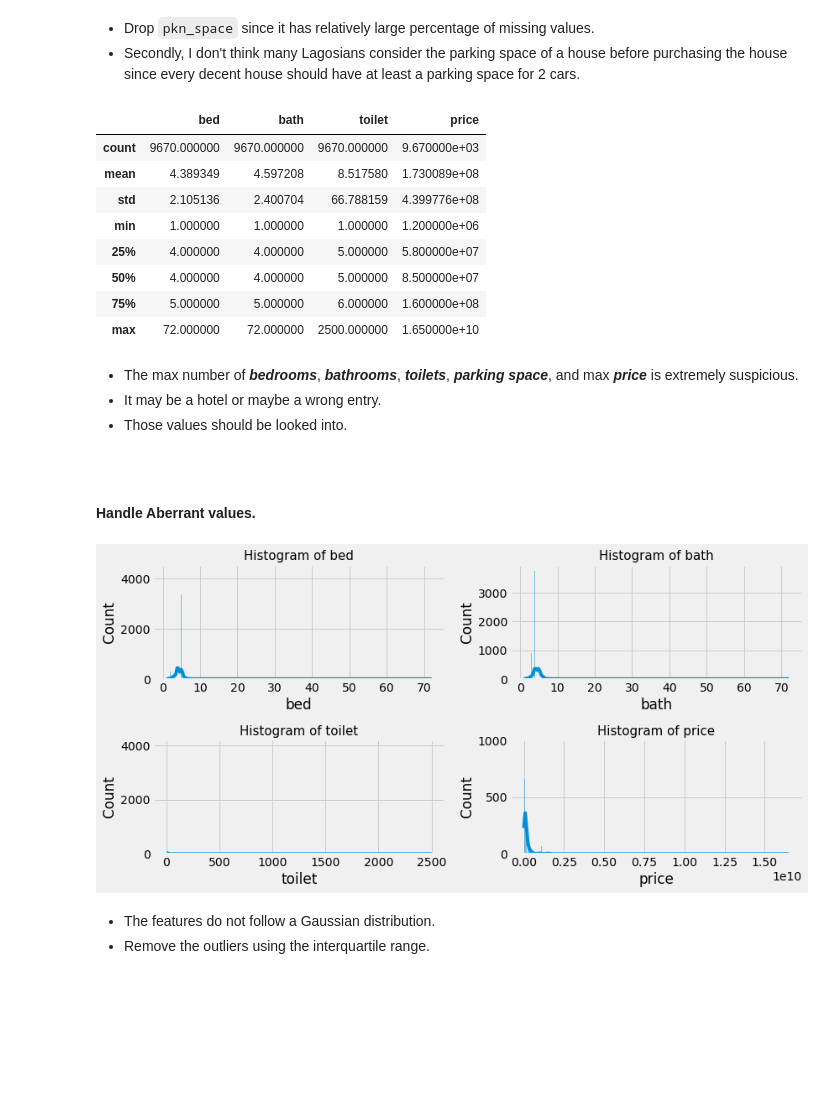
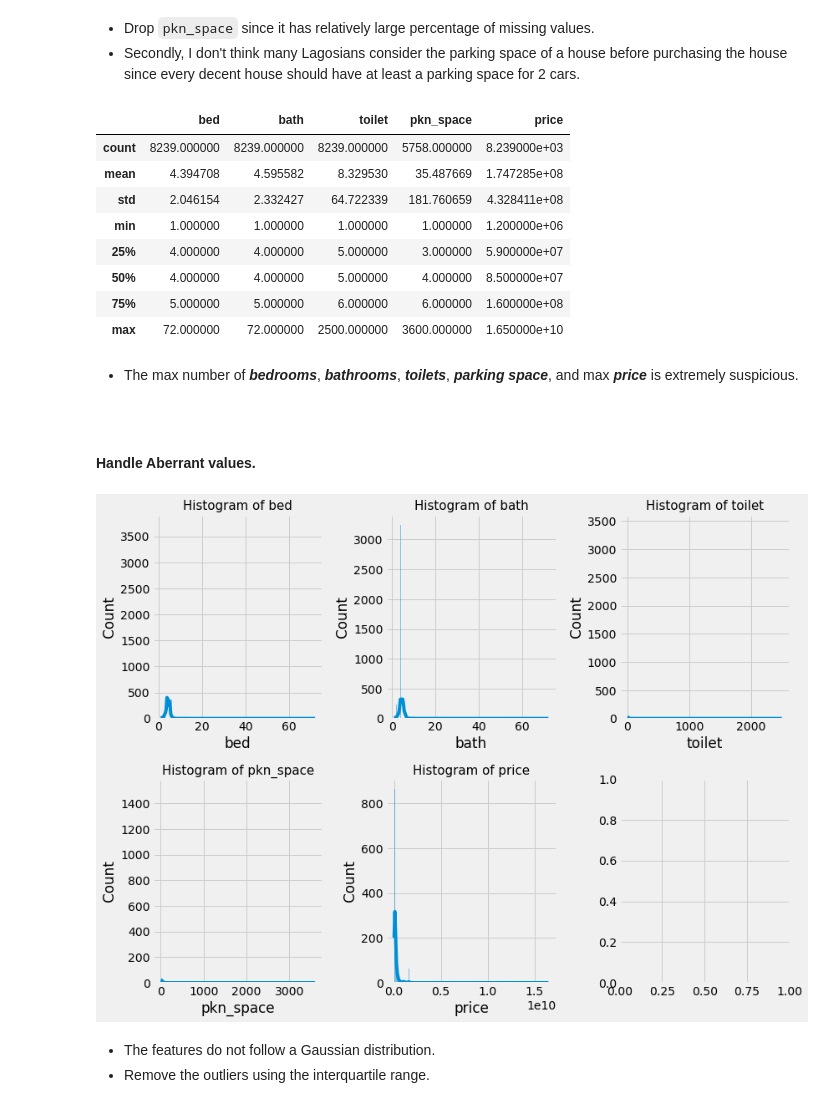
Before and after one commit to chineidu/house_prediction, a Jupyter notebook: house_prices.ipynb, the cells around one changed output. Cells and saved outputs as stored; diff of their text form; code cells hidden in the pictures; blank space fills up the shorter version.

```diff
--- a/house_prices.ipynb
+++ b/house_prices.ipynb
@@ -151,6 +136,9 @@ all_df1.head()
 | 4 | 3 bedroom terraced duplex for sale | Lekki | 3 | 3 | 4 | NaN | 45000000 |
 | 5 | 5 bedroom detached duplex for sale | Lekki | 5 | 5 | 6 | NaN | 165000000 |
 # %%
+# filter out duplicated records
+all_df1 = all_df1[all_df1.duplicated(keep='first')]
+
 # save the data
 all_df1.to_csv('all_data.csv', index=False)
 # %% [markdown]
@@ -174,24 +162,22 @@ dtype: float64
 * Secondly, I don't think many Lagosians consider the parking space of a house before purchasing the house since every decent house should have at least a parking space for 2 cars.
 # %%
 # drop 'pkn_space'
-all_df1 = all_df1.drop(columns=['pkn_space'])
+# all_df1 = all_df1.drop(columns=['pkn_space'])
 # %%
 # descriptive statistics
 all_df1.describe()
 # %% [output]
-|  | bed | bath | toilet | price |
-| count | 9670.000000 | 9670.000000 | 9670.000000 | 9.670000e+03 |
-| mean | 4.389349 | 4.597208 | 8.517580 | 1.730089e+08 |
-| std | 2.105136 | 2.400704 | 66.788159 | 4.399776e+08 |
-| min | 1.000000 | 1.000000 | 1.000000 | 1.200000e+06 |
-| 25% | 4.000000 | 4.000000 | 5.000000 | 5.800000e+07 |
-| 50% | 4.000000 | 4.000000 | 5.000000 | 8.500000e+07 |
-| 75% | 5.000000 | 5.000000 | 6.000000 | 1.600000e+08 |
-| max | 72.000000 | 72.000000 | 2500.000000 | 1.650000e+10 |
+|  | bed | bath | toilet | pkn_space | price |
+| count | 8239.000000 | 8239.000000 | 8239.000000 | 5758.000000 | 8.239000e+03 |
+| mean | 4.394708 | 4.595582 | 8.329530 | 35.487669 | 1.747285e+08 |
+| std | 2.046154 | 2.332427 | 64.722339 | 181.760659 | 4.328411e+08 |
+| min | 1.000000 | 1.000000 | 1.000000 | 1.000000 | 1.200000e+06 |
+| 25% | 4.000000 | 4.000000 | 5.000000 | 3.000000 | 5.900000e+07 |
+| 50% | 4.000000 | 4.000000 | 5.000000 | 4.000000 | 8.500000e+07 |
+| 75% | 5.000000 | 5.000000 | 6.000000 | 6.000000 | 1.600000e+08 |
+| max | 72.000000 | 72.000000 | 2500.000000 | 3600.000000 | 1.650000e+10 |
 # %% [markdown]
 * The max number of ***bedrooms***, ***bathrooms***, ***toilets***, ***parking space***, and max ***price*** is extremely suspicious.
-* It may be a hotel or maybe a wrong entry.
-* Those values should be looked into.
 # %% [markdown]
 <br>
 
@@ -199,19 +185,19 @@ all_df1.describe()
 # %%
 # list containing the numerical features
 num_col = all_df1.select_dtypes(exclude='O').columns.to_list()
 
-n_rows, n_cols = 2, 2
+n_rows, n_cols = 2, 3
 fig, axs = plt.subplots(n_rows, n_cols, figsize=(n_rows * 6 , n_cols * 3))
 
 for idx, col in enumerate(num_col):
     ax = axs[(idx // n_cols), (idx % n_cols)]
     sns.histplot(x=col, data=all_df1, ax=ax, kde=True)
     ax.set_title(f"Histogram of {col}", size=15)
 
 fig.tight_layout()
 plt.show()
 # %% [output]
-[figure, old version]
+[figure, new version]
 # %% [markdown]
 * The features do not follow a Gaussian distribution.
 * Remove the outliers using the interquartile range.
```
Also changed, not shown: parts of 27 cells of this notebook, 4 other files.
